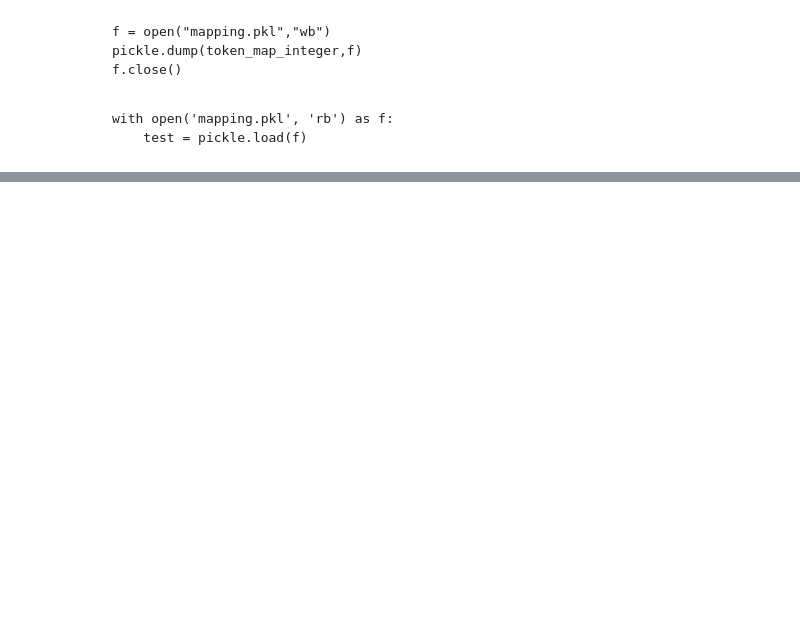
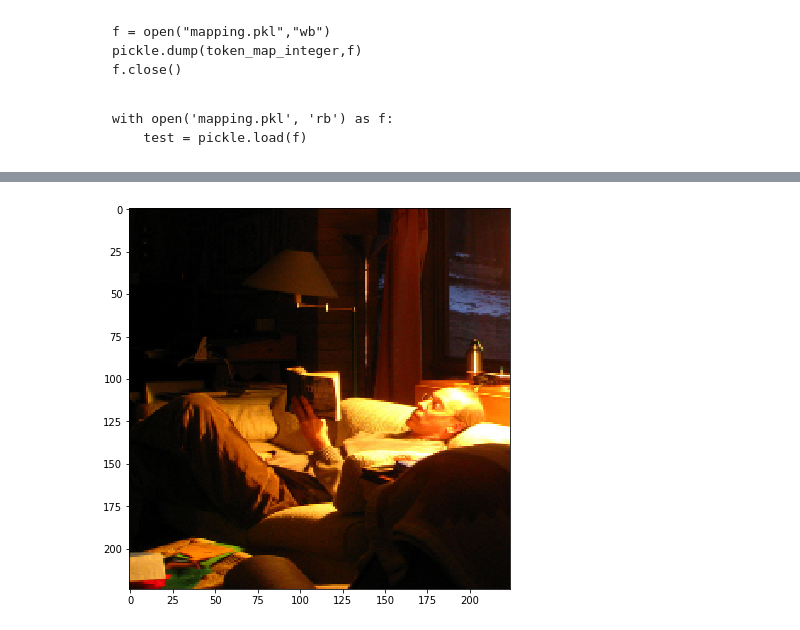
Before and after one commit to Mdhvince/image_captioning, a Jupyter notebook: Untitled.ipynb, the cells around one changed output, grey strips where cells are left out. Cells and saved outputs as stored; diff of their text form; code cells hidden in the pictures; blank space fills up the shorter version.

```diff
--- a/Untitled.ipynb
+++ b/Untitled.ipynb
@@ -84,8 +60,9 @@ vocabulary = list(set(word_tokenized))
 # %%
-batch_size = 10
+batch_size = 1
 num_workers = 4
-csv_file = 'data/captions.csv'
+csv_file = 'data/results2.csv'
 root_dir = 'data/flickr30k_images'
+mapper_file = 'mapping.pkl'
 
 transform = transforms.Compose([
     Rescale(224),
@@ -117,6 +94,7 @@ def train_valid_split(training_set, validation_size):
 
 train_set = ImageCaptionDataset(csv_file=csv_file,
                                 root_dir=root_dir,
+                                mapper_file=mapper_file,
                                 transform=transform)
 
 train_sampler, valid_sampler = train_valid_split(train_set, valid_size)
@@ -134,20 +132,22 @@ valid_loader = torch.utils.data.DataLoader(train_set,
 # %%
 plt.figure(figsize=(7,7))
 
 # obtain one batch of training images
 batch = next(iter(train_loader))
 
 # display 10 images
 for i in np.arange(1):
 
-    images, labels = batch['image'], batch['captions']
+    images, labels = batch['image'], batch['caption']
 
     #unormalize images
     image = images[i].numpy()
     image = np.transpose(image, (1, 2, 0))
 
     labels = labels[i]
 
     #plt.subplot(5,1,i+1)
     plt.imshow(np.squeeze(image), cmap='gray')
-    display(labels)
+    #print(labels)
+# %% [output]
+[figure, added]
```
Also changed, not shown: parts of 14 cells of this notebook, 4 other files.
